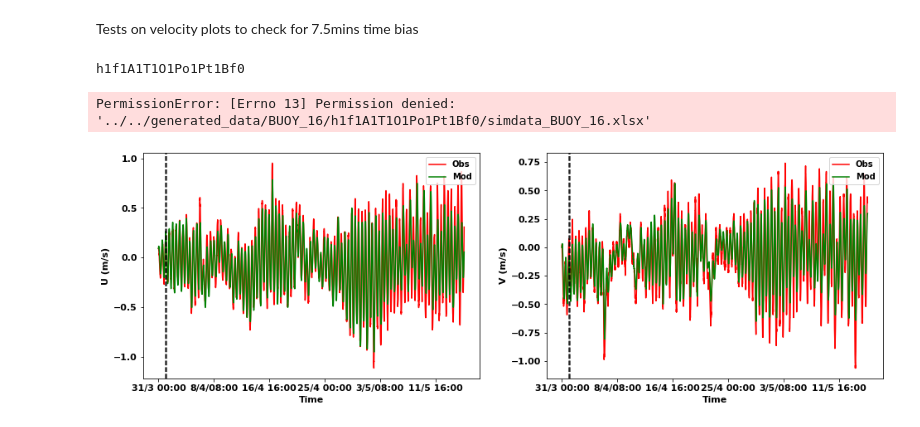
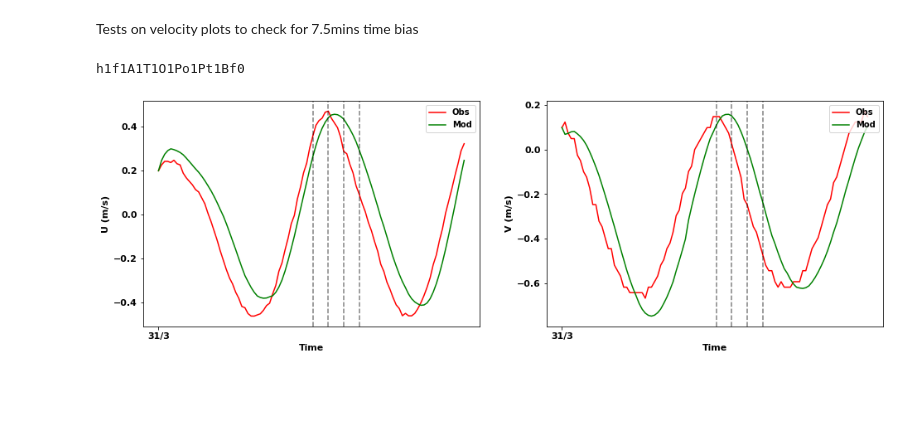
Before and after one commit to AmeyV05/Drifting-buoys-model, a Jupyter notebook: py_script_files/tests_n_trials.ipynb, the cells around one changed output. Saved outputs shown, nothing was run; the diff lists cells and outputs as text; code cells hidden in the pictures; blank space fills up the shorter version.

Commit message:
some updates with plotting figures

```diff
--- a/py_script_files/tests_n_trials.ipynb
+++ b/py_script_files/tests_n_trials.ipynb
@@ -473,11 +473,10 @@ def readdata(Bnum):
     importlib.reload(readsimdata)
     SD=readsimdata.readsimdata(Bnum,folname)
     return(s,SD,loc)
-Bnum='16'
+Bnum='14'
 [s,SD,loc]=readdata(Bnum)
 # %% [output]
 h1f1A1T1O1Po1Pt1Bf0
-PermissionError: [Errno 13] Permission denied: '../../generated_data/BUOY_16/h1f1A1T1O1Po1Pt1Bf0/simdata_BUOY_16.xlsx'
 # %%
 #Transformation of a time vector to remove the year component from it. As we know all the buoys were in 2014.
 Ti=SD['T']
@@ -494,37 +493,37 @@ Uibvec=np.column_stack((Uib,Vib))
 Tib=T
 path=loc
 # %%
-index=index=np.linspace(0,len(Tib)-1,len(Tib)).astype(int)
-xcoords = Tib[100:120:5]
+index=index=np.linspace(0,99,100).astype(int)
+xcoords = Tib[50:70:5]
 
 fig=plt.figure(figsize=(16, 5))
 plt.subplot(1,2,1)
 plt.plot(Tib[index],Uibvec[index,0],color='r',label='Obs')
 plt.plot(Tib[index],Uisvec[index,0],color='g',label='Mod')
 plt.xlabel('Time',fontweight='bold')
 plt.ylabel('U (m/s)',fontweight='bold')
 labels=Tib[::800]
 plt.xticks(labels, labels, rotation='0',fontsize='11')
 plt.yticks(fontsize=11)
 plt.legend(loc=1)
 for xc in xcoords:
     plt.axvline(x=xc,color='k', linestyle='--',alpha=0.5)
 plt.subplot(1,2,2)
 plt.plot(Tib[index],Uibvec[index,1],color='r',label='Obs')
 plt.plot(Tib[index],Uisvec[index,1],color='g',label='Mod')
 plt.xlabel('Time',fontweight='bold')
 plt.ylabel('V (m/s)',fontweight='bold')
 labels=Tib[::800]
 plt.xticks(labels, labels, rotation='0',fontsize='11')
 plt.yticks(fontsize=11)
 for xc in xcoords:
     plt.axvline(x=xc,color='k', linestyle='--',alpha=0.5)
 plt.legend(loc=1)
 plt.savefig(path+'/initialvel_timebias_2.jpg', format='jpg')
 plt.show()
 plt.close(fig)
 # %% [output]
-[figure, old version]
+[figure, new version]
 # %%
 Xis=SD['Xis'];Yis=SD['Yis']
 Xib=SD['Xib'];Yib=SD['Yib']
```
Also changed, not shown: parts of 4 cells of this notebook, 7 other files.
